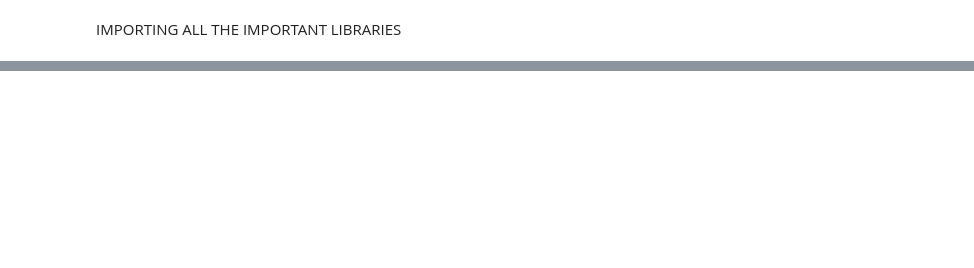
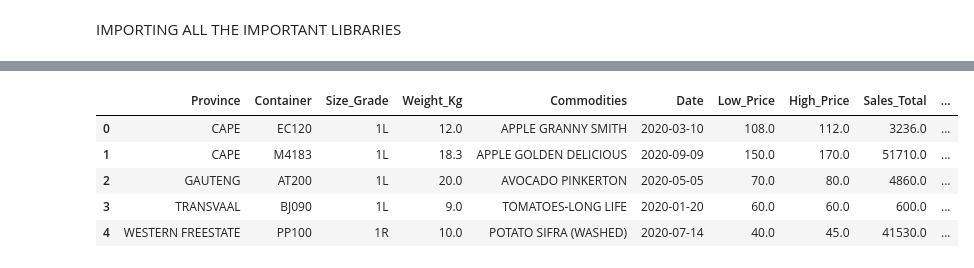
Before and after one commit to Cwaita/regression-apples-predict-api-template, a Jupyter notebook: ZM TEAM 2.ipynb, the cells around one changed output, grey strips where cells are left out. Cells and saved outputs as stored; diff of their text form; code cells hidden in the pictures; blank space fills up the shorter version.

```diff
--- a/ZM TEAM 2.ipynb
+++ b/ZM TEAM 2.ipynb
@@ -43,0 +69,9 @@ train.head(3)
+# %%
+df.head()
+# %% [output]
+|  | Province | Container | Size_Grade | Weight_Kg | Commodities | Date | Low_Price | High_Price | Sales_Total | ... |
+| 0 | CAPE | EC120 | 1L | 12.0 | APPLE GRANNY SMITH | 2020-03-10 | 108.0 | 112.0 | 3236.0 | ... |
+| 1 | CAPE | M4183 | 1L | 18.3 | APPLE GOLDEN DELICIOUS | 2020-09-09 | 150.0 | 170.0 | 51710.0 | ... |
+| 2 | GAUTENG | AT200 | 1L | 20.0 | AVOCADO PINKERTON | 2020-05-05 | 70.0 | 80.0 | 4860.0 | ... |
+| 3 | TRANSVAAL | BJ090 | 1L | 9.0 | TOMATOES-LONG LIFE | 2020-01-20 | 60.0 | 60.0 | 600.0 | ... |
+| 4 | WESTERN FREESTATE | PP100 | 1R | 10.0 | POTATO SIFRA (WASHED) | 2020-07-14 | 40.0 | 45.0 | 41530.0 | ... |
```
Also changed, not shown: parts of 17 cells of this notebook, 1 other file.
